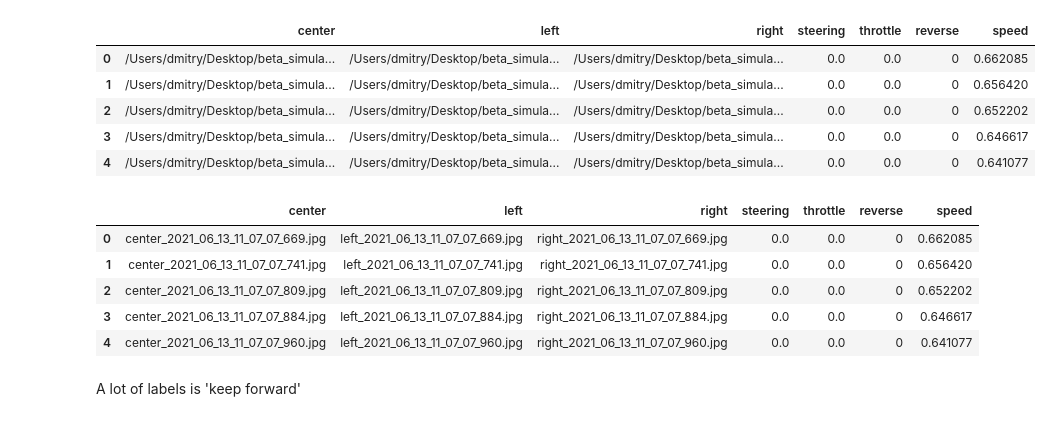
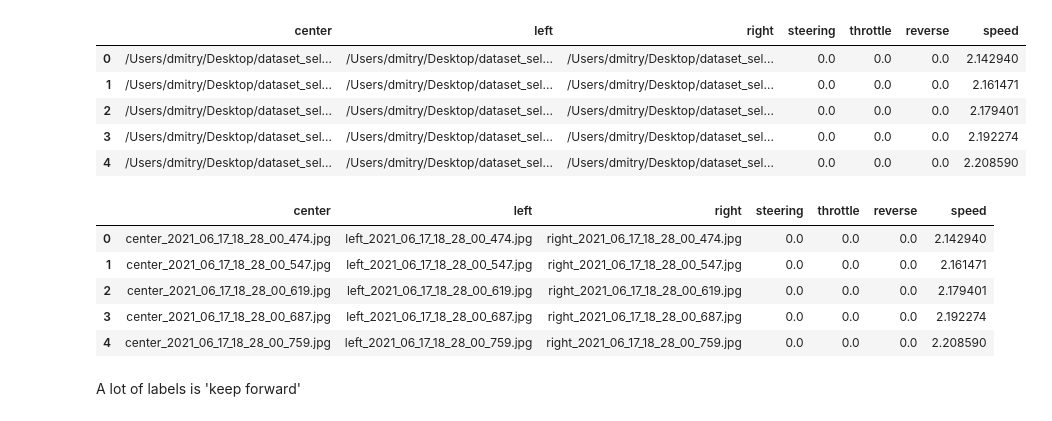
Before and after one commit to tina80lvl/DL_for_selfdriving, a Jupyter notebook: self_driving.ipynb, the cells around one changed output. Cells and saved outputs as stored; diff of their text form; code cells hidden in the pictures.

```diff
--- a/self_driving.ipynb
+++ b/self_driving.ipynb
@@ -28,14 +33,14 @@ from sklearn.model_selection import train_test_split
 # %%
 columns = ['center', 'left', 'right', 'steering', 'throttle', 'reverse', 'speed']
-data = pd.read_csv(os.path.join('.', 'driving_log.csv'), names = columns)
+data = pd.read_csv(os.path.join('dataset_self_driving', 'driving_log.csv'), names = columns)
 data.head()
 # %% [output]
 |  | center | left | right | steering | throttle | reverse | speed |
-| 0 | /Users/dmitry/Desktop/beta_simula... | /Users/dmitry/Desktop/beta_simula... | /Users/dmitry/Desktop/beta_simula... | 0.0 | 0.0 | 0 | 0.662085 |
-| 1 | /Users/dmitry/Desktop/beta_simula... | /Users/dmitry/Desktop/beta_simula... | /Users/dmitry/Desktop/beta_simula... | 0.0 | 0.0 | 0 | 0.656420 |
-| 2 | /Users/dmitry/Desktop/beta_simula... | /Users/dmitry/Desktop/beta_simula... | /Users/dmitry/Desktop/beta_simula... | 0.0 | 0.0 | 0 | 0.652202 |
-| 3 | /Users/dmitry/Desktop/beta_simula... | /Users/dmitry/Desktop/beta_simula... | /Users/dmitry/Desktop/beta_simula... | 0.0 | 0.0 | 0 | 0.646617 |
-| 4 | /Users/dmitry/Desktop/beta_simula... | /Users/dmitry/Desktop/beta_simula... | /Users/dmitry/Desktop/beta_simula... | 0.0 | 0.0 | 0 | 0.641077 |
+| 0 | /Users/dmitry/Desktop/dataset_sel... | /Users/dmitry/Desktop/dataset_sel... | /Users/dmitry/Desktop/dataset_sel... | 0.0 | 0.0 | 0.0 | 2.142940 |
+| 1 | /Users/dmitry/Desktop/dataset_sel... | /Users/dmitry/Desktop/dataset_sel... | /Users/dmitry/Desktop/dataset_sel... | 0.0 | 0.0 | 0.0 | 2.161471 |
+| 2 | /Users/dmitry/Desktop/dataset_sel... | /Users/dmitry/Desktop/dataset_sel... | /Users/dmitry/Desktop/dataset_sel... | 0.0 | 0.0 | 0.0 | 2.179401 |
+| 3 | /Users/dmitry/Desktop/dataset_sel... | /Users/dmitry/Desktop/dataset_sel... | /Users/dmitry/Desktop/dataset_sel... | 0.0 | 0.0 | 0.0 | 2.192274 |
+| 4 | /Users/dmitry/Desktop/dataset_sel... | /Users/dmitry/Desktop/dataset_sel... | /Users/dmitry/Desktop/dataset_sel... | 0.0 | 0.0 | 0.0 | 2.208590 |
 # %%
 def cut_path(path):
     head, tail = ntpath.split(path)
@@ -47,11 +52,11 @@ data['right'] = data['right'].apply(cut_path)
 data.head()
 # %% [output]
 |  | center | left | right | steering | throttle | reverse | speed |
-| 0 | center_2021_06_13_11_07_07_669.jpg | left_2021_06_13_11_07_07_669.jpg | right_2021_06_13_11_07_07_669.jpg | 0.0 | 0.0 | 0 | 0.662085 |
-| 1 | center_2021_06_13_11_07_07_741.jpg | left_2021_06_13_11_07_07_741.jpg | right_2021_06_13_11_07_07_741.jpg | 0.0 | 0.0 | 0 | 0.656420 |
-| 2 | center_2021_06_13_11_07_07_809.jpg | left_2021_06_13_11_07_07_809.jpg | right_2021_06_13_11_07_07_809.jpg | 0.0 | 0.0 | 0 | 0.652202 |
-| 3 | center_2021_06_13_11_07_07_884.jpg | left_2021_06_13_11_07_07_884.jpg | right_2021_06_13_11_07_07_884.jpg | 0.0 | 0.0 | 0 | 0.646617 |
-| 4 | center_2021_06_13_11_07_07_960.jpg | left_2021_06_13_11_07_07_960.jpg | right_2021_06_13_11_07_07_960.jpg | 0.0 | 0.0 | 0 | 0.641077 |
+| 0 | center_2021_06_17_18_28_00_474.jpg | left_2021_06_17_18_28_00_474.jpg | right_2021_06_17_18_28_00_474.jpg | 0.0 | 0.0 | 0.0 | 2.142940 |
+| 1 | center_2021_06_17_18_28_00_547.jpg | left_2021_06_17_18_28_00_547.jpg | right_2021_06_17_18_28_00_547.jpg | 0.0 | 0.0 | 0.0 | 2.161471 |
+| 2 | center_2021_06_17_18_28_00_619.jpg | left_2021_06_17_18_28_00_619.jpg | right_2021_06_17_18_28_00_619.jpg | 0.0 | 0.0 | 0.0 | 2.179401 |
+| 3 | center_2021_06_17_18_28_00_687.jpg | left_2021_06_17_18_28_00_687.jpg | right_2021_06_17_18_28_00_687.jpg | 0.0 | 0.0 | 0.0 | 2.192274 |
+| 4 | center_2021_06_17_18_28_00_759.jpg | left_2021_06_17_18_28_00_759.jpg | right_2021_06_17_18_28_00_759.jpg | 0.0 | 0.0 | 0.0 | 2.208590 |
 # %% [markdown]
 A lot of labels is 'keep forward'
 # %%
```
Also changed, not shown: parts of 40 cells of this notebook.
